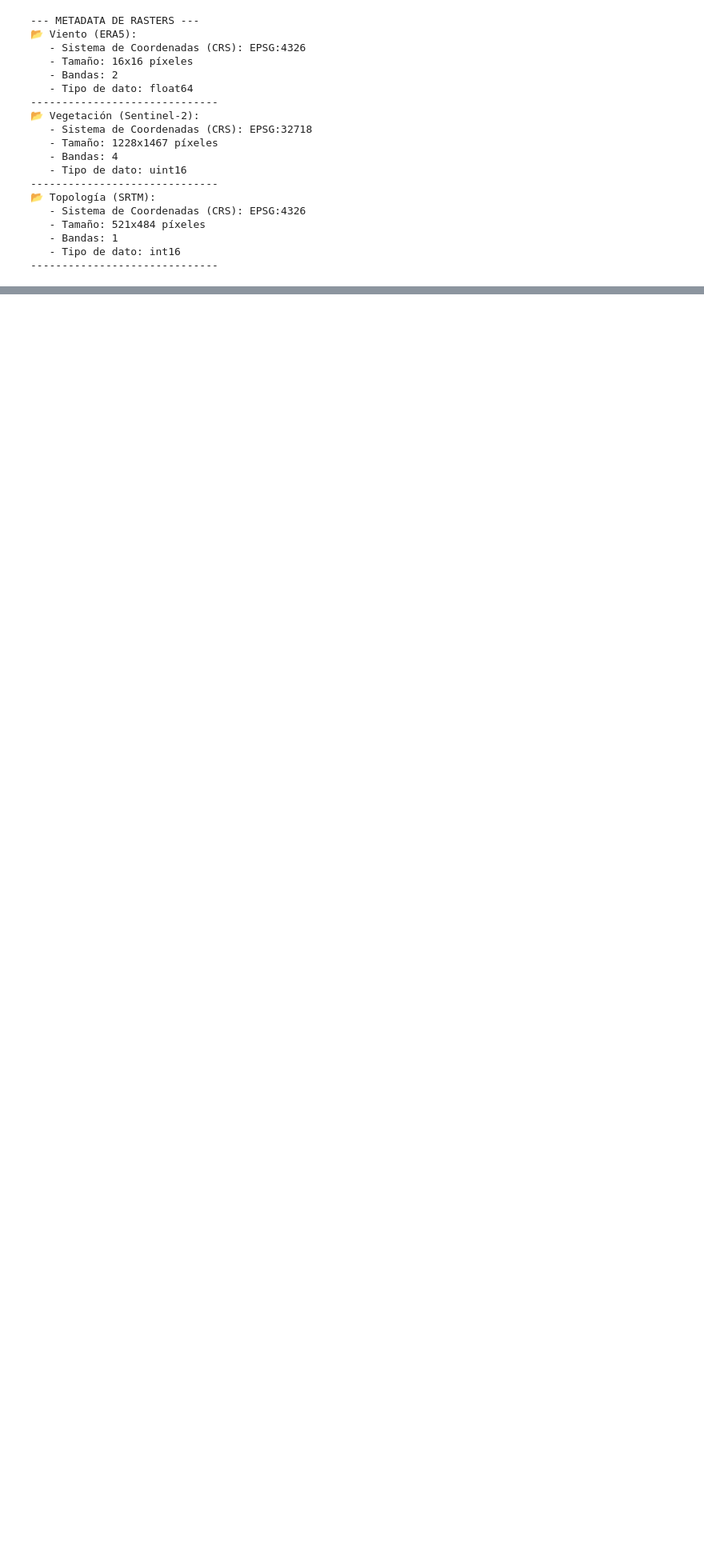
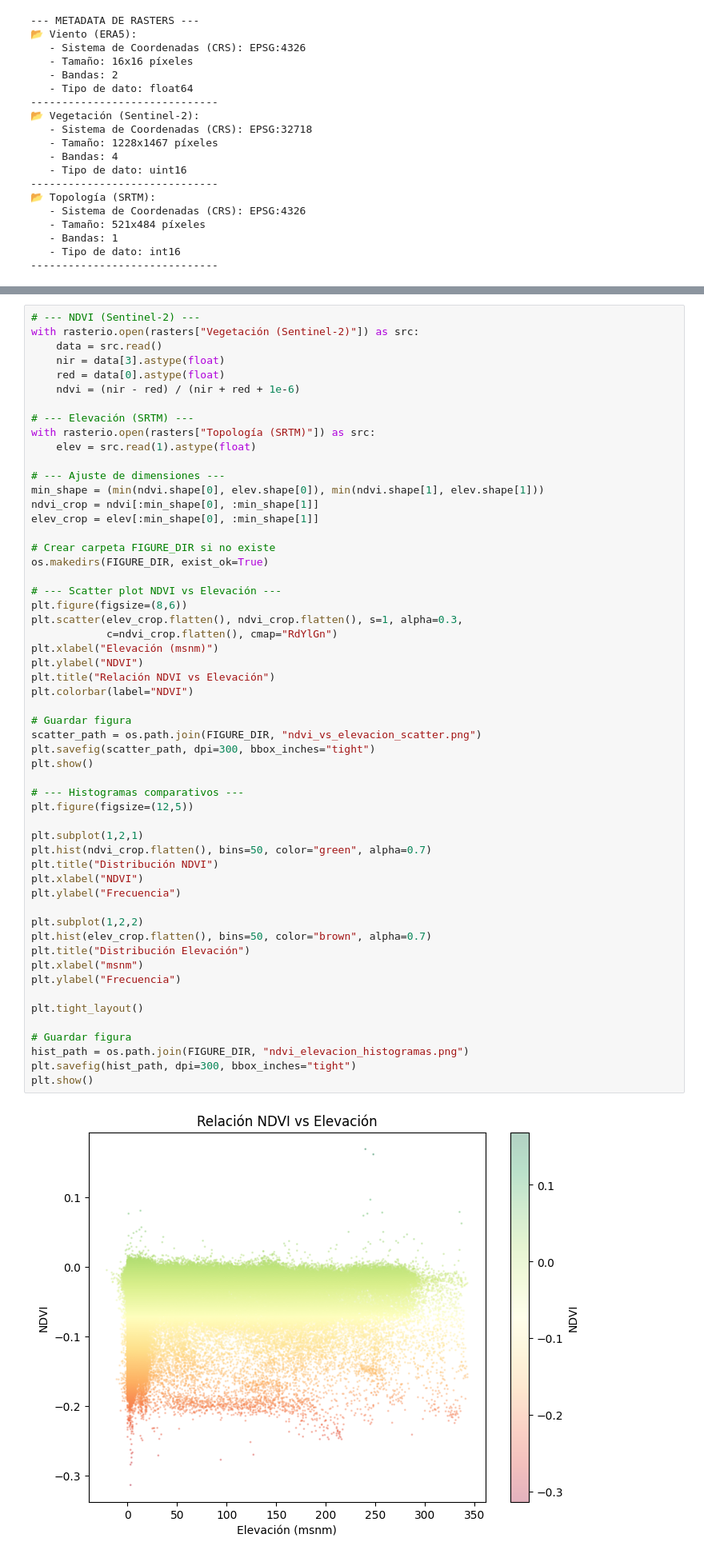
Before and after one commit to AracelyU/firescope, a Jupyter notebook: notebooks/01_exploratory.ipynb, the cells around one changed output, grey strips where cells are left out. Shown at 80% size. Cells and saved outputs as stored; diff of their text form; blank space fills up the shorter version.

```diff
--- a/notebooks/01_exploratory.ipynb
+++ b/notebooks/01_exploratory.ipynb
@@ -59,0 +139,57 @@ for nombre, ruta in rasters.items():
+# %%
+# --- NDVI (Sentinel-2) ---
+with rasterio.open(rasters["Vegetación (Sentinel-2)"]) as src:
+    data = src.read()
+    nir = data[3].astype(float)
+    red = data[0].astype(float)
+    ndvi = (nir - red) / (nir + red + 1e-6)
+
+# --- Elevación (SRTM) ---
+with rasterio.open(rasters["Topología (SRTM)"]) as src:
+    elev = src.read(1).astype(float)
+
+# --- Ajuste de dimensiones ---
+min_shape = (min(ndvi.shape[0], elev.shape[0]), min(ndvi.shape[1], elev.shape[1]))
+ndvi_crop = ndvi[:min_shape[0], :min_shape[1]]
+elev_crop = elev[:min_shape[0], :min_shape[1]]
+
+# Crear carpeta FIGURE_DIR si no existe
+os.makedirs(FIGURE_DIR, exist_ok=True)
+
+# --- Scatter plot NDVI vs Elevación ---
+plt.figure(figsize=(8,6))
+plt.scatter(elev_crop.flatten(), ndvi_crop.flatten(), s=1, alpha=0.3,
+            c=ndvi_crop.flatten(), cmap="RdYlGn")
+plt.xlabel("Elevación (msnm)")
+plt.ylabel("NDVI")
+plt.title("Relación NDVI vs Elevación")
+plt.colorbar(label="NDVI")
+
+# Guardar figura
+scatter_path = os.path.join(FIGURE_DIR, "ndvi_vs_elevacion_scatter.png")
+plt.savefig(scatter_path, dpi=300, bbox_inches="tight")
+plt.show()
+
+# --- Histogramas comparativos ---
+plt.figure(figsize=(12,5))
+
+plt.subplot(1,2,1)
+plt.hist(ndvi_crop.flatten(), bins=50, color="green", alpha=0.7)
+plt.title("Distribución NDVI")
+plt.xlabel("NDVI")
+plt.ylabel("Frecuencia")
+
+plt.subplot(1,2,2)
+plt.hist(elev_crop.flatten(), bins=50, color="brown", alpha=0.7)
+plt.title("Distribución Elevación")
+plt.xlabel("msnm")
+plt.ylabel("Frecuencia")
+
+plt.tight_layout()
+
+# Guardar figura
+hist_path = os.path.join(FIGURE_DIR, "ndvi_elevacion_histogramas.png")
+plt.savefig(hist_path, dpi=300, bbox_inches="tight")
+plt.show()
+# %% [output]
+[figure, added]
```
Also changed, not shown: parts of 3 cells of this notebook, 10 other files.
